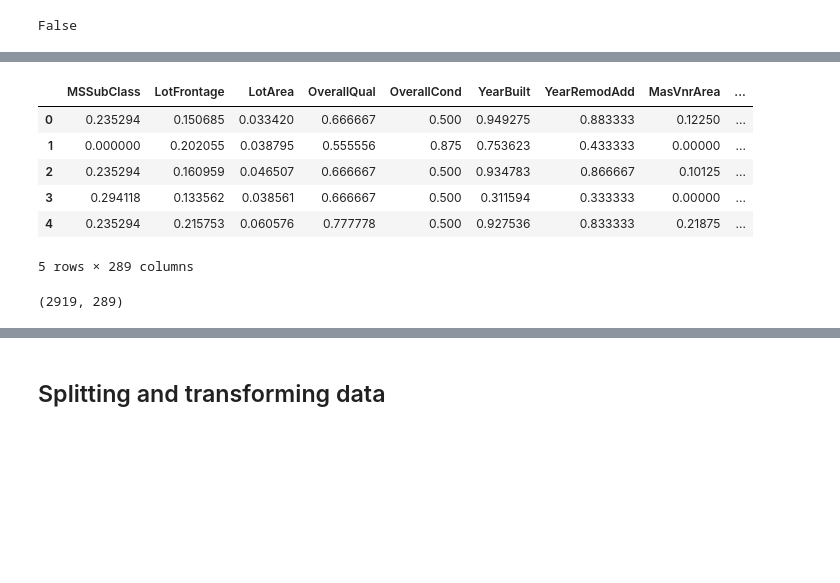
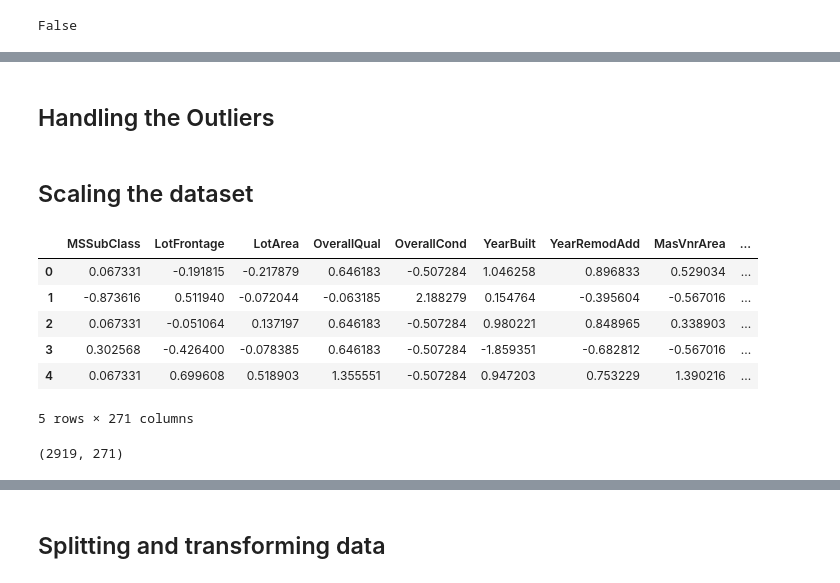
Before and after one commit to pr2tik1/ml-models, a Jupyter notebook: neural-nets/house-price/house-price.ipynb, the cells around one changed output, grey strips where cells are left out. Drawn from its saved outputs; the diff is of its cells as text; code cells hidden in the pictures; blank space fills up the shorter version.

```diff
--- a/neural-nets/house-price/house-price.ipynb
+++ b/neural-nets/house-price/house-price.ipynb
@@ -31,0 +21,2 @@ data.head()
+# %%
+data = data.drop(columns = ['PoolQC', 'MiscFeature','Alley','Fence','FireplaceQu'])
@@ -39,17 +54,30 @@ False
+# %% [markdown]
+## Handling the Outliers
+# %%
+outliers = data[
+    (data['GrLivArea'] > 4000) &
+    (data['SalePrice'] < 300000)&
+    (data['LotArea'] > 100000) &
+    (data['TotalBsmtSF'] > 3000) &
+    (data['1stFlrSF'] > 2500)]
+
+data.drop(outliers.index, inplace=True)
+# %% [markdown]
+## Scaling the dataset
 # %%
-scaler = MinMaxScaler()
+scaler = StandardScaler()
 data = pd.DataFrame(scaler.fit_transform(data), columns = columns)
 data['SalePrice'] = sale_price
 data.head()
 # %% [output]
 |  | MSSubClass | LotFrontage | LotArea | OverallQual | OverallCond | YearBuilt | YearRemodAdd | MasVnrArea | ... |
-| 0 | 0.235294 | 0.150685 | 0.033420 | 0.666667 | 0.500 | 0.949275 | 0.883333 | 0.12250 | ... |
-| 1 | 0.000000 | 0.202055 | 0.038795 | 0.555556 | 0.875 | 0.753623 | 0.433333 | 0.00000 | ... |
-| 2 | 0.235294 | 0.160959 | 0.046507 | 0.666667 | 0.500 | 0.934783 | 0.866667 | 0.10125 | ... |
-| 3 | 0.294118 | 0.133562 | 0.038561 | 0.666667 | 0.500 | 0.311594 | 0.333333 | 0.00000 | ... |
-| 4 | 0.235294 | 0.215753 | 0.060576 | 0.777778 | 0.500 | 0.927536 | 0.833333 | 0.21875 | ... |
+| 0 | 0.067331 | -0.191815 | -0.217879 | 0.646183 | -0.507284 | 1.046258 | 0.896833 | 0.529034 | ... |
+| 1 | -0.873616 | 0.511940 | -0.072044 | -0.063185 | 2.188279 | 0.154764 | -0.395604 | -0.567016 | ... |
+| 2 | 0.067331 | -0.051064 | 0.137197 | 0.646183 | -0.507284 | 0.980221 | 0.848965 | 0.338903 | ... |
+| 3 | 0.302568 | -0.426400 | -0.078385 | 0.646183 | -0.507284 | -1.859351 | -0.682812 | -0.567016 | ... |
+| 4 | 0.067331 | 0.699608 | 0.518903 | 1.355551 | -0.507284 | 0.947203 | 0.753229 | 1.390216 | ... |
-5 rows × 289 columns
+5 rows × 271 columns
 # %%
 data.shape
 # %% [output]
-(2919, 289)
+(2919, 271)
```
Also changed, not shown: parts of 21 cells of this notebook, 4 other files.
